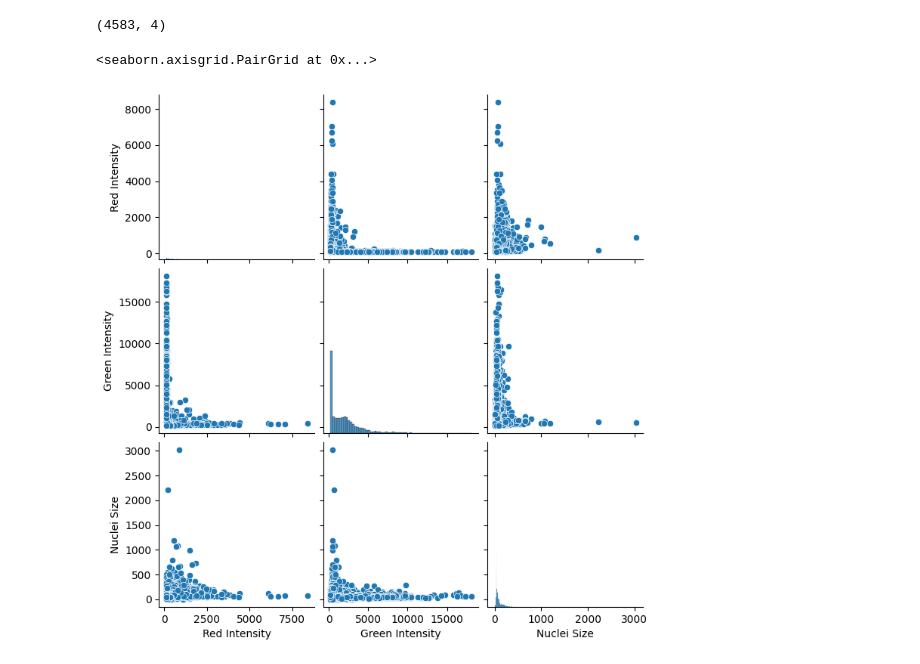
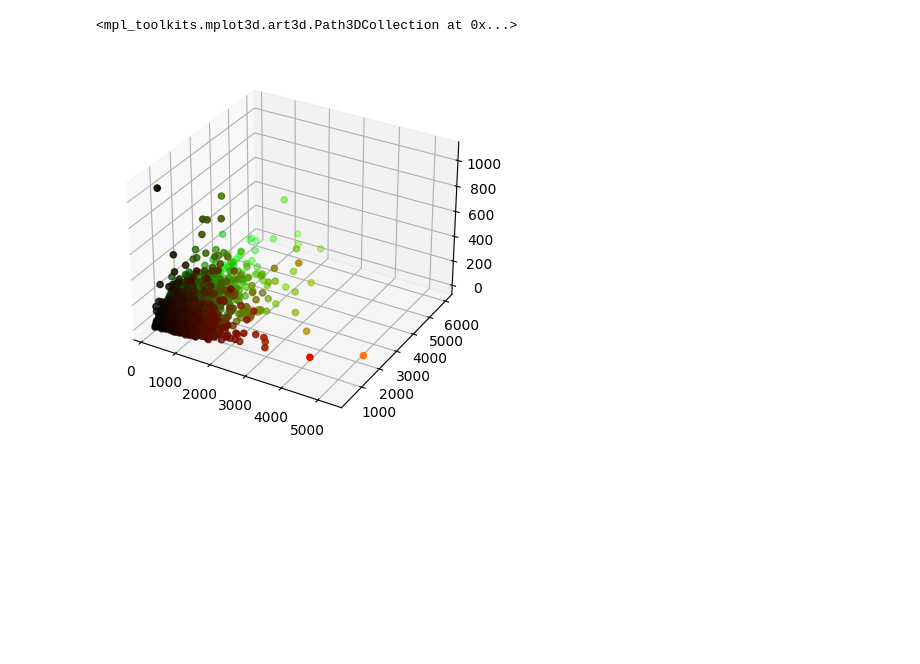
Before and after one commit to BIIFSweden/SenolyticDetection, a Jupyter notebook: test.ipynb, the cells around one changed output. Drawn from its saved outputs; the diff is of its cells as text; code cells hidden in the pictures; blank space fills up the shorter version.

```diff
--- a/test.ipynb
+++ b/test.ipynb
@@ -127,27 +138,34 @@ X = find_features(nuclei_thresholded,red_downscaled,green_downscaled,blue_downsc
 # %%
-from sklearn.cluster import KMeans
+from sklearn.mixture import GaussianMixture
 
-X_for_clustering = X[:,:]
+X_for_clustering = X[:,:3]
 
-kmeans = KMeans(n_clusters=2, random_state=0,init='random').fit(X_for_clustering)
+GM = GaussianMixture(n_components=2, random_state=0,covariance_type = 'diag').fit(X_for_clustering)
 
-
-#X_color_01 = np.zeros([len(X),3])
-X_color_01 = X[:,:3]/X[:,:3].max(axis=0) # have to normalize colours
-plt.figure(figsize=(20,5))
-plt.subplot(1,2,1)
-plt.title('Real Color')
-plt.scatter(X[:,0],X[:,1],c = X_color_01)
-plt.ylabel('green Intensities')
-plt.xlabel('red Intensities')
+labels = GM.predict(X_for_clustering)
 
 
 X_color_01 = np.zeros([len(X),3])
-X_color_01[:,:2] = X[:,:2]/X[:,:2].max(axis=0) # have to normalize colours
+X_color_01[:,:-1] = X[:,3:]/X[:,3:].max(axis=0) # have to normalize colours
 plt.figure(figsize=(20,5))
 plt.subplot(1,2,1)
-plt.title('Real Color')
-plt.scatter(X[:,0],X[:,1],c = kmeans.labels_)
-plt.ylabel('green Intensities')
-plt.xlabel('red Intensities')
+plt.title('Mean Nuclei Intensities')
+plt.scatter(X[:,0],X[:,1],c = X_color_01)
+plt.ylabel('Green Channel Intensities')
+plt.xlabel('Red Channel Intensities')
+plt.axvline(4000, color='black',ls = '--',c = 'r',label = 'Scenescent Threshold')
+plt.legend()
+plt.minorticks_on()
+plt.yscale('log')
+plt.xscale('log')
+
+
+plt.subplot(1,2,2)
+plt.title('Gaussian Mixture Model Classification')
+plt.scatter(X[:,0],X[:,1],c = labels)
+plt.ylabel('Green Channel Intensities')
+plt.xlabel('Red Channel Intensities')
+plt.minorticks_on()
+plt.yscale('log')
+plt.xscale('log')
 # %% [output]
@@ -157,12 +173,7 @@ Text(0.5, 0, 'red Intensities')
-# %%
-X.shape
-# %% [output]
-(4583, 4)
-# %%
-import seaborn as sns
-
-df = pd.DataFrame(X,columns=['Red Intensity','Green Intensity','Nuclei Size'])
-sns.pairplot(df)
-# %% [output]
-<seaborn.axisgrid.PairGrid at 0x...>
-[figure, removed]
+# %%
+fig = plt.figure()
+ax = fig.add_subplot(projection='3d')
+ax.scatter(X[:,0], X[:,1], X[:,2],c=X_color_01)
+# %% [output]
+<mpl_toolkits.mplot3d.art3d.Path3DCollection at 0x...>
+[figure, added]
```
Also changed, not shown: parts of 4 cells of this notebook.
